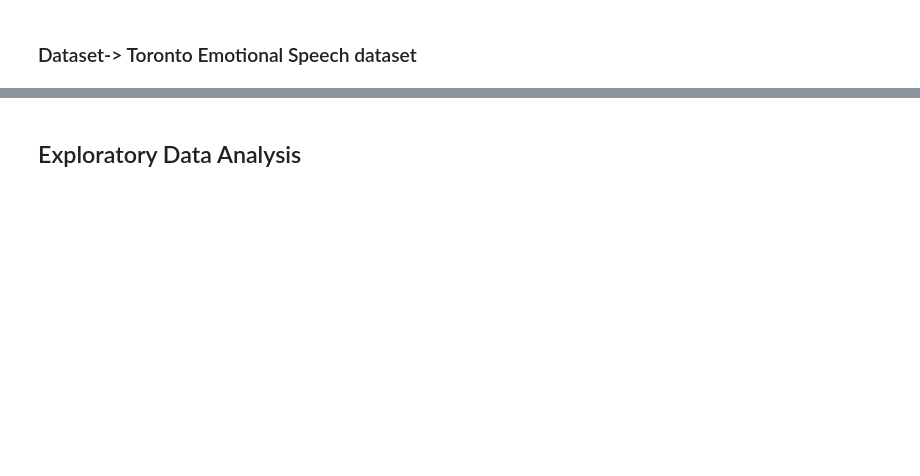
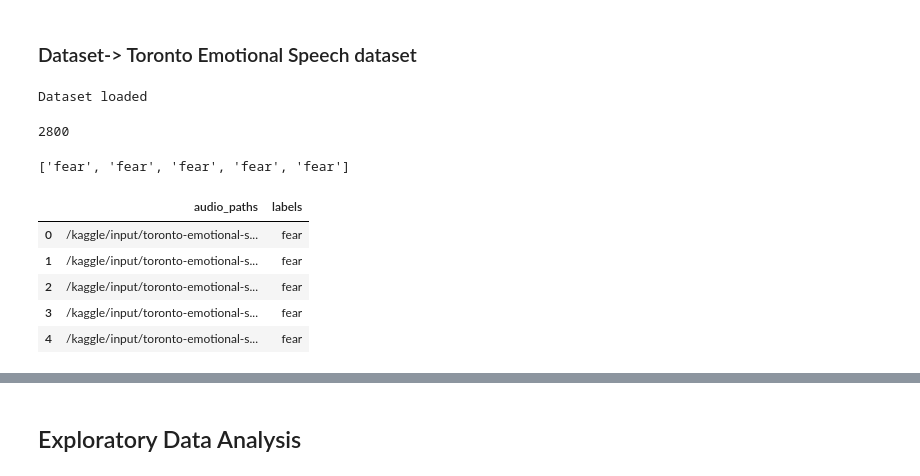
Before and after one commit to Pseudophoenix/Audio-Processing-ML, a Jupyter notebook: speech_emotion_recognition.ipynb, the cells around one changed output, grey strips where cells are left out. Cells and saved outputs as stored; diff of their text form; code cells hidden in the pictures; blank space fills up the shorter version.

```diff
--- a/speech_emotion_recognition.ipynb
+++ b/speech_emotion_recognition.ipynb
@@ -23,20 +19,36 @@ AttributeError: module 'torch._C' has no attribute '_has_magma'
 # %%
 paths=[]
 labels=[]
-for dirname, _, filenames in os.walk('/path'):
+for dirname, _, filenames in os.walk('/kaggle/input'):
     for filename in filenames:
-        paths.appned(os.path.join(dirname,filename))
+        paths.append(os.path.join(dirname,filename))
         label=filename.split('_')[-1]
         label=label.split('.')[0]
         labels.append(label.lower())
     if len(paths)==2800:
         break
 print('Dataset loaded')
+# %% [output]
+Dataset loaded
 # %%
 len(paths)
+# %% [output]
+2800
 # %%
 labels[:5]
+# %% [output]
+['fear', 'fear', 'fear', 'fear', 'fear']
 # %%
 df=pd.DataFrame()
+df['audio_paths']=paths
+df['labels']=labels
+df.head()
+# %% [output]
+|  | audio_paths | labels |
+| 0 | /kaggle/input/toronto-emotional-s... | fear |
+| 1 | /kaggle/input/toronto-emotional-s... | fear |
+| 2 | /kaggle/input/toronto-emotional-s... | fear |
+| 3 | /kaggle/input/toronto-emotional-s... | fear |
+| 4 | /kaggle/input/toronto-emotional-s... | fear |
 # %%
 df['labels'].value_counts()
```
Also changed, not shown: parts of 8 cells of this notebook.
